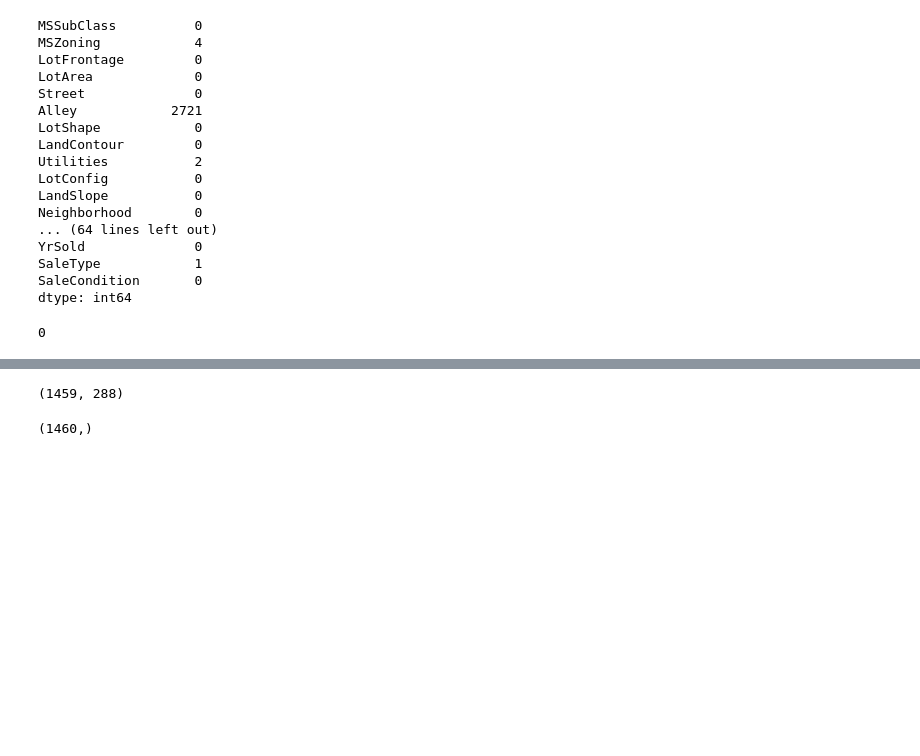
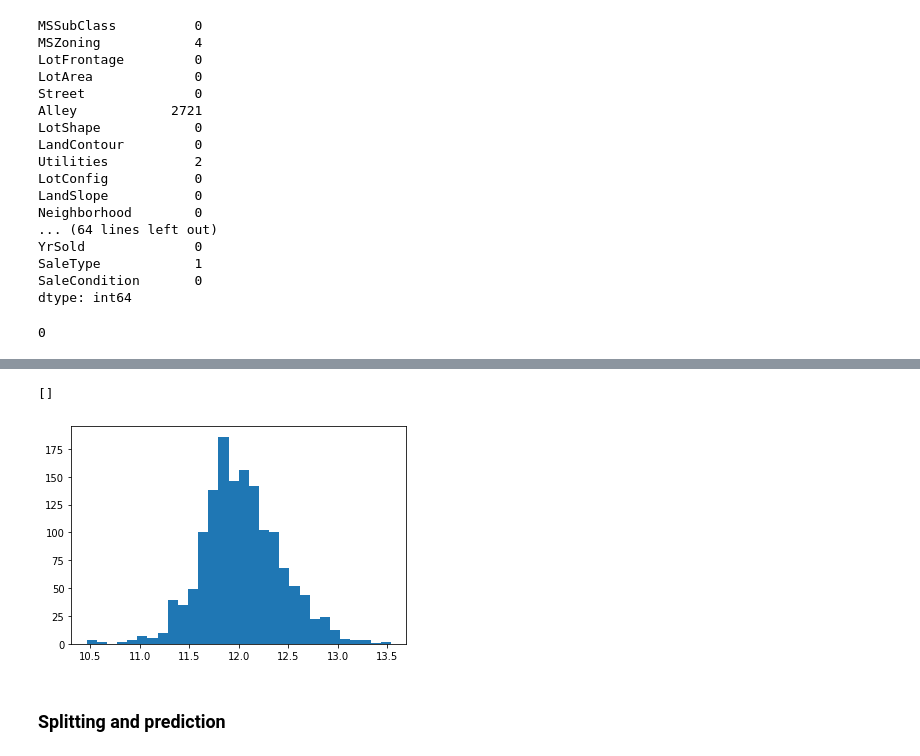
Before and after one commit to pear2jam/notebooks, a Jupyter notebook: Houses_Prices.ipynb, the cells around one changed output, grey strips where cells are left out. Cells and saved outputs as stored; diff of their text form; code cells hidden in the pictures; blank space fills up the shorter version.

```diff
--- a/Houses_Prices.ipynb
+++ b/Houses_Prices.ipynb
@@ -140,14 +151,14 @@ Index(['MSSubClass', 'LotFrontage', 'LotArea', 'OverallQual', 'OverallCond',
+# %%
+plt.hist(target_train, bins=30)
+plt.plot()
+# %% [output]
+[]
+[figure, added]
+# %% [markdown]
+<h3>Splitting and prediction
 # %%
 data_train = data2.loc[0:target_train.shape[0]-1, :]
 data_test = data2.loc[target_train.shape[0]:,]
-# %%
-data_test.shape
-# %% [output]
-(1459, 288)
-# %%
-target_train.shape
-# %% [output]
-(1460,)
 # %%
 from sklearn.linear_model import LinearRegression
 
```
Also changed, not shown: parts of 13 cells of this notebook.
